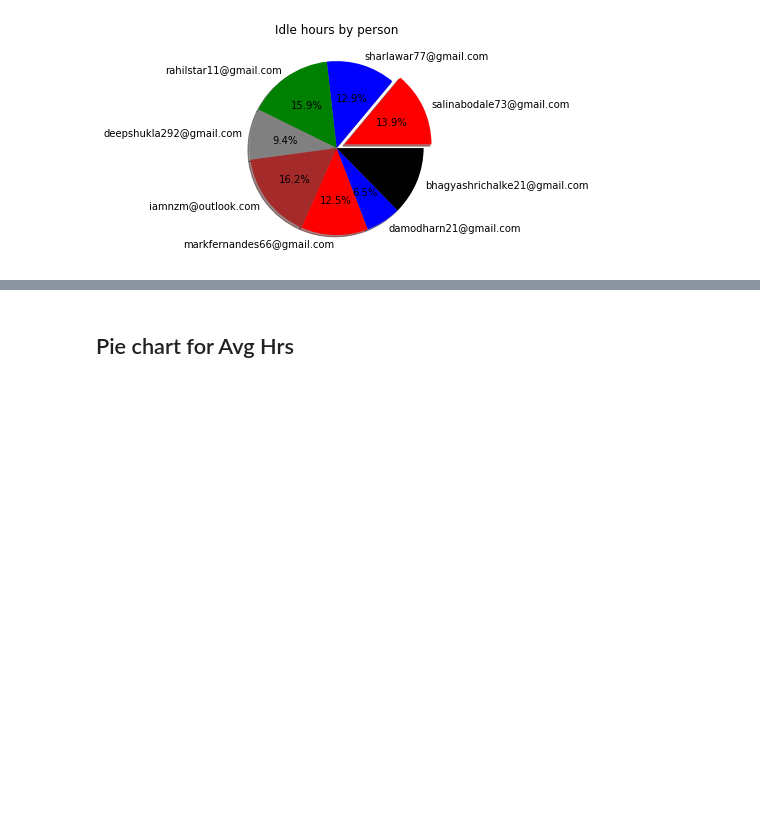
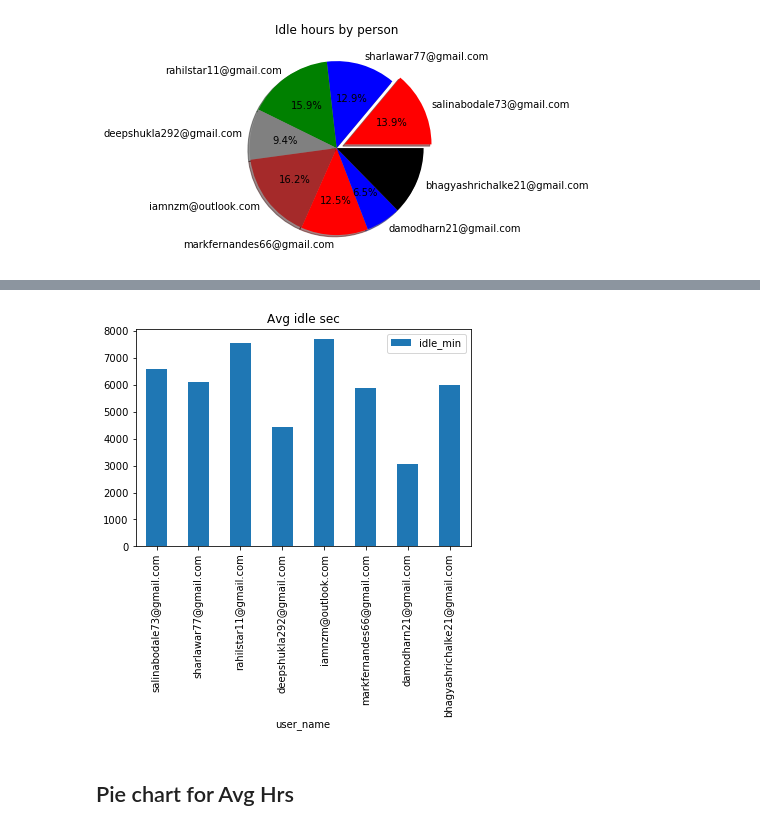
Before and after one commit to Amar-Pawar/Apache-Spark, a Jupyter notebook: DataFrames/pyspark_dataframe_sql.ipynb, the cells around one changed output, grey strips where cells are left out. Saved outputs shown, nothing was run; the diff lists cells and outputs as text; code cells hidden in the pictures; blank space fills up the shorter version.

```diff
--- a/DataFrames/pyspark_dataframe_sql.ipynb
+++ b/DataFrames/pyspark_dataframe_sql.ipynb
@@ -235,3 +249,8 @@ plt.show()
+# %%
+idle_sec.plot.bar(x='user_name',y='idle_min',title='Avg idle sec')
+plt.show()
+# %% [output]
+[figure, added]
 # %% [markdown]
 ## Pie chart for Avg Hrs
 # %%
```
Also changed, not shown: parts of 5 cells of this notebook.
